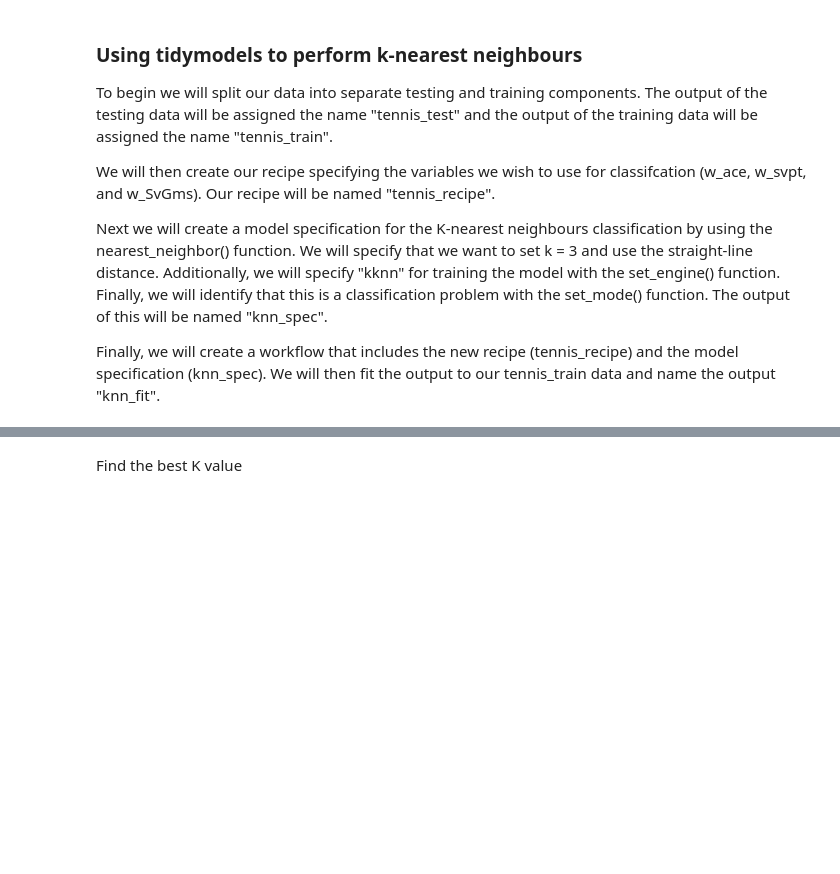
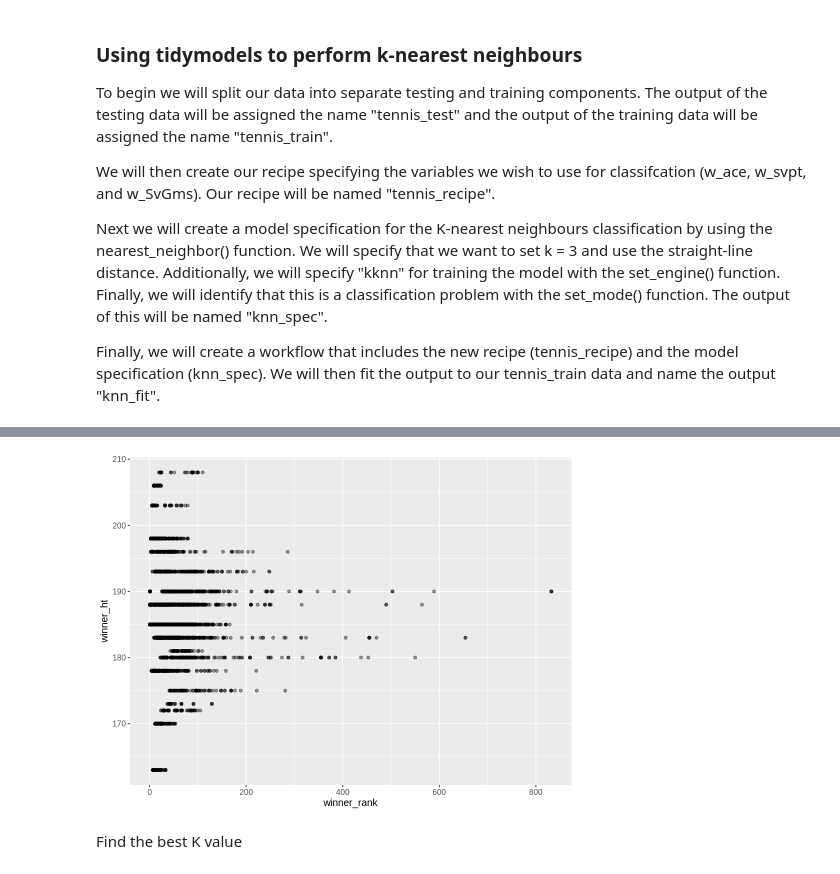
Before and after one commit to Tom0809/Group-Project, a Jupyter notebook: Group Project.ipynb, the cells around one changed output, grey strips where cells are left out. Saved outputs shown, nothing was run; the diff lists cells and outputs as text; code cells hidden in the pictures; blank space fills up the shorter version.

```diff
--- a/Group Project.ipynb
+++ b/Group Project.ipynb
@@ -148,3 +186,14 @@ Finally, we will create a workflow that includes the new recipe (tennis_recipe)
+# %%
+
+
+ace_ht<- ggplot(tennis, aes(x = winner_rank, y = winner_ht)) +
+  geom_point(alpha = 0.4) +
+  xlab("winner_rank") +
+  ylab("winner_ht") +
+  theme(text = element_text(size = 12))
+ace_ht
+# %% [output]
+[figure, added]
 # %% [markdown]
 Find the best K value
 # %%
```
Also changed, not shown: parts of 11 cells of this notebook.
